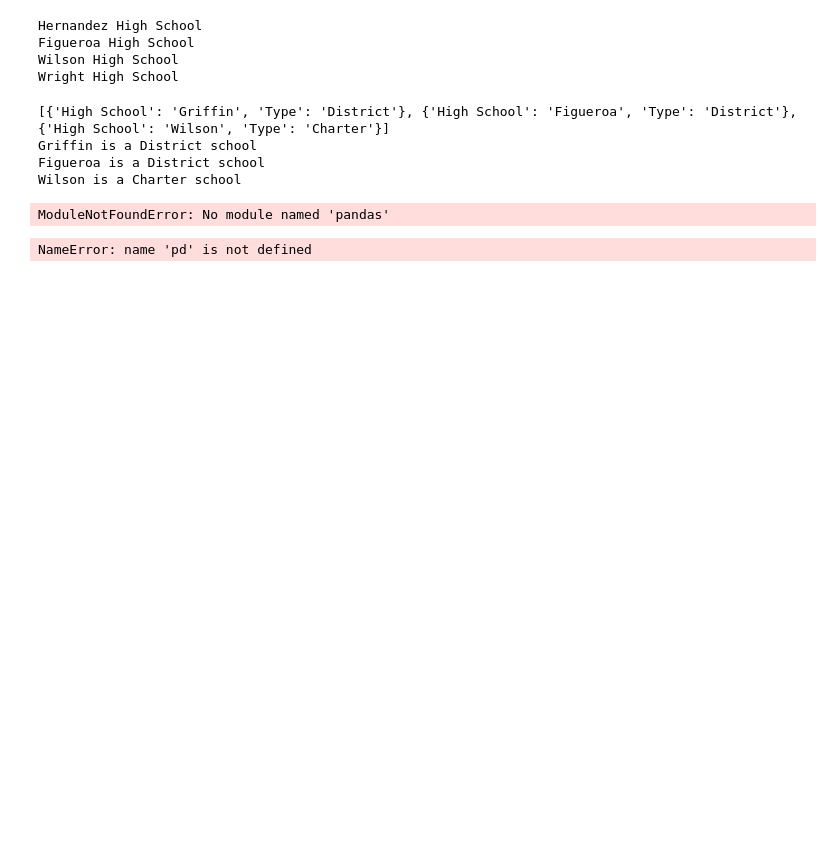
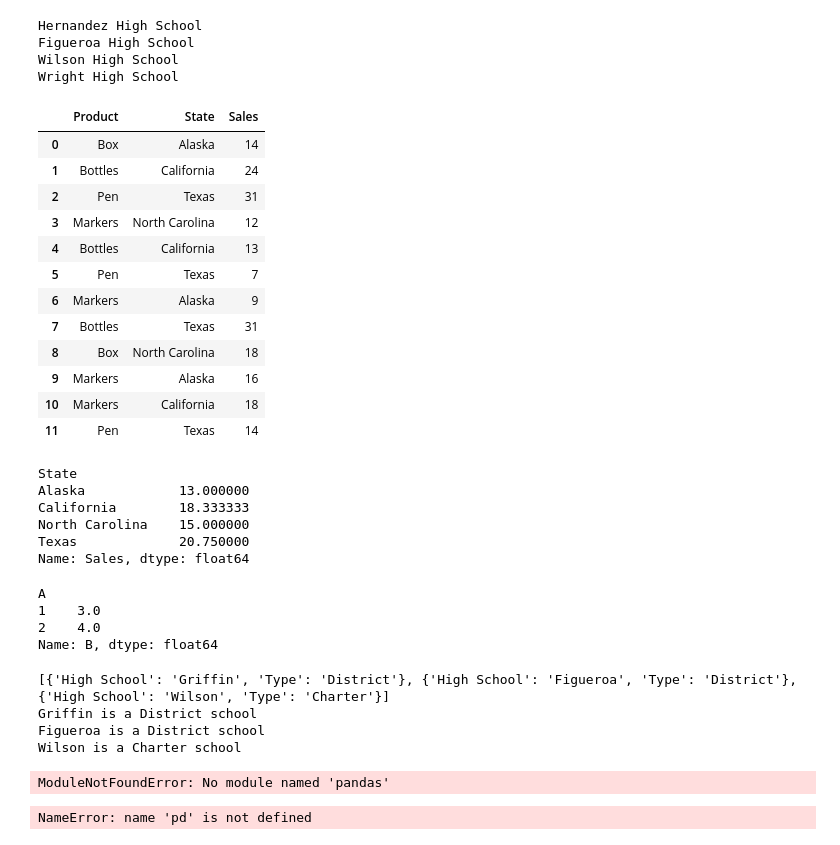
Before and after one commit to mspamelalea/School_District_Analysis, a Jupyter notebook: pandas_practice.ipynb, the cells around one changed output. Saved outputs shown, nothing was run; the diff lists cells and outputs as text; code cells hidden in the pictures; blank space fills up the shorter version.

```diff
--- a/pandas_practice.ipynb
+++ b/pandas_practice.ipynb
@@ -9,3 +9,37 @@ Hernandez High School
 Figueroa High School
 Wilson High School
 Wright High School
+# %%
+import pandas as pd
+import numpy as np
+
+data = {'Product':['Box','Bottles','Pen','Markers','Bottles','Pen','Markers','Bottles','Box','Markers','Markers','Pen'],
+       'State':['Alaska','California','Texas','North Carolina','California','Texas','Alaska','Texas','North Carolina','Alaska','California','Texas'],
+       'Sales':[14,24,31,12,13,7,9,31,18,16,18,14]}
+
+df1=pd.DataFrame(data, columns=['Product','State','Sales'])
+
+df1
+# %% [output]
+|  | Product | State | Sales |
+| 0 | Box | Alaska | 14 |
+| 1 | Bottles | California | 24 |
+| 2 | Pen | Texas | 31 |
+| 3 | Markers | North Carolina | 12 |
+| 4 | Bottles | California | 13 |
+| 5 | Pen | Texas | 7 |
+| 6 | Markers | Alaska | 9 |
+| 7 | Bottles | Texas | 31 |
+| 8 | Box | North Carolina | 18 |
+| 9 | Markers | Alaska | 16 |
+| 10 | Markers | California | 18 |
+| 11 | Pen | Texas | 14 |
+# %%
+df1.groupby(['State'])['Sales'].mean()
+# %% [output]
+State
+Alaska            13.000000
+California        18.333333
+North Carolina    15.000000
+Texas             20.750000
+Name: Sales, dtype: float64
@@ -12,3 +50,10 @@ Wright High School
+# %%
+df.groupby('A')['B'].mean()
+# %% [output]
+A
+1    3.0
+2    4.0
+Name: B, dtype: float64
 # %%
 # A dictionary of high schools and the type of school.
 high_school_types = [{"High School": "Griffin", "Type":"District"},
```
Also changed, not shown: parts of 1 cell of this notebook, 23 other files.
